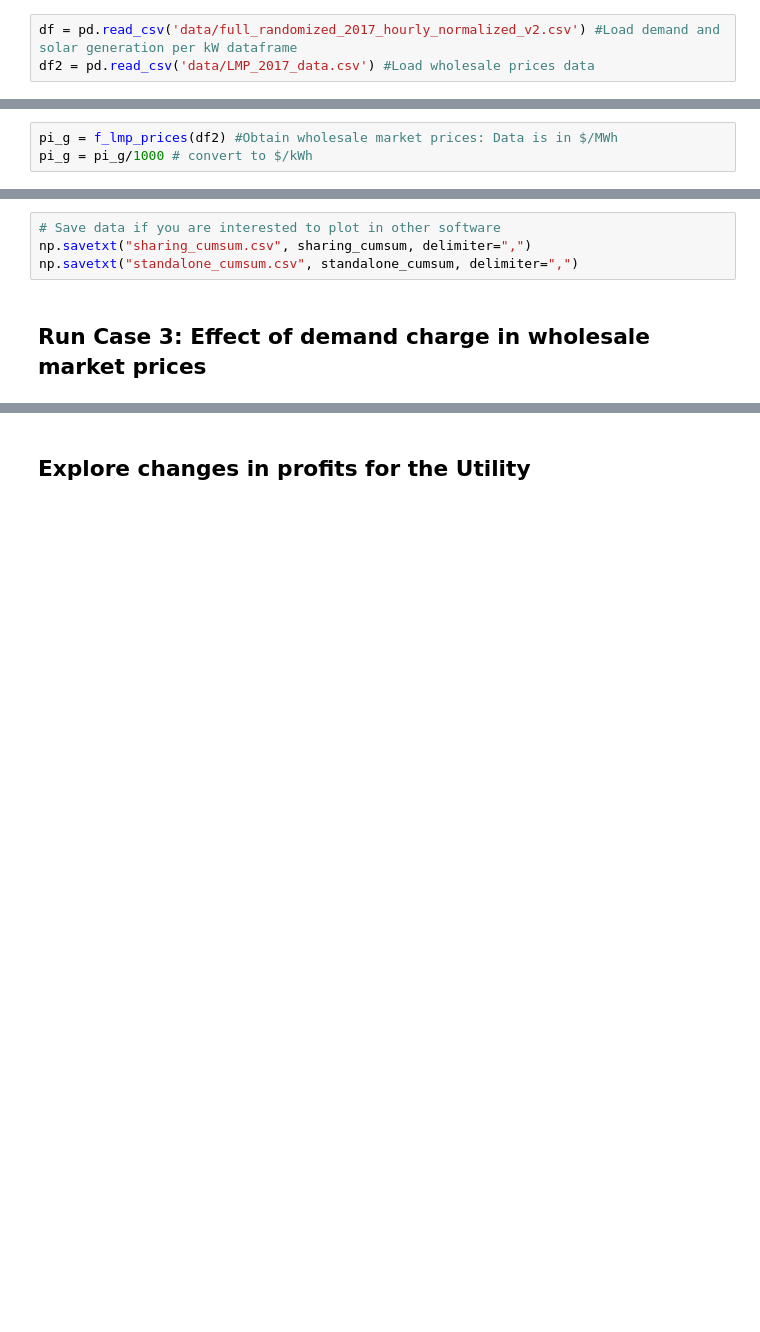
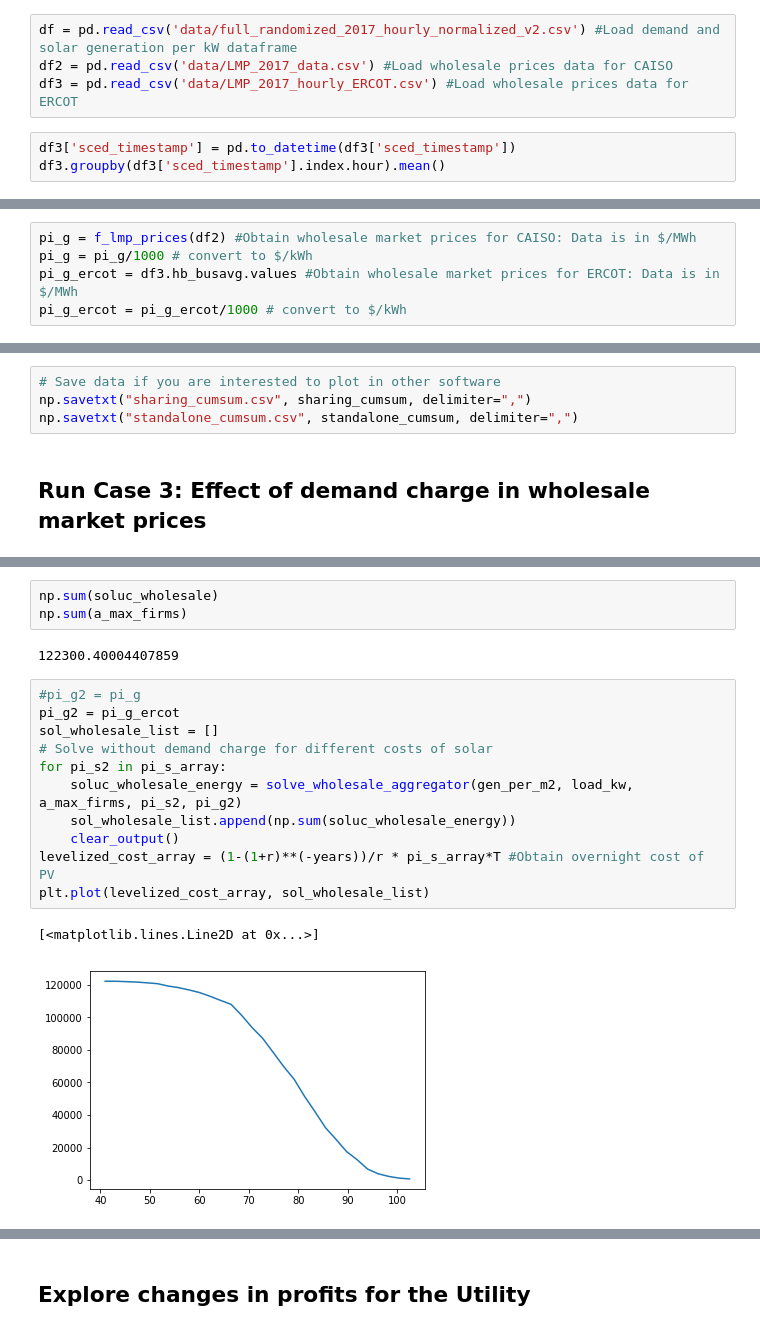
Before and after one commit to rodrigomha/SharingPVmodel, a Jupyter notebook: Simulationv2-SharingPV.ipynb, the cells around one changed output, grey strips where cells are left out. Cells and saved outputs as stored; diff of their text form; blank space fills up the shorter version.

Commit message:
Added ERCOT LMP

```diff
--- a/Simulationv2-SharingPV.ipynb
+++ b/Simulationv2-SharingPV.ipynb
@@ -26,4 +26,8 @@ https://www.dropbox.com/s/1qkkg6s4yndnohm/LMP_2017_data.csv?dl=0
 Add the csv files to data folder
 # %%
 df = pd.read_csv('data/full_randomized_2017_hourly_normalized_v2.csv') #Load demand and solar generation per kW dataframe
-df2 = pd.read_csv('data/LMP_2017_data.csv') #Load wholesale prices data
+df2 = pd.read_csv('data/LMP_2017_data.csv') #Load wholesale prices data for CAISO
+df3 = pd.read_csv('data/LMP_2017_hourly_ERCOT.csv') #Load wholesale prices data for ERCOT
+# %%
+df3['sced_timestamp'] = pd.to_datetime(df3['sced_timestamp'])
+df3.groupby(df3['sced_timestamp'].index.hour).mean()
@@ -66,5 +72,7 @@ pi_r = 0.18   #Retail Price at 18 cents per kWh.
 pi_nm = gamma*pi_r  #Net Metering Price
 a_cap_firms = f_cap_firms(gen_per_m2, load_kw) #Cap for firms to not be net producers
 # %%
-pi_g = f_lmp_prices(df2) #Obtain wholesale market prices: Data is in $/MWh
+pi_g = f_lmp_prices(df2) #Obtain wholesale market prices for CAISO: Data is in $/MWh
 pi_g = pi_g/1000 # convert to $/kWh
+pi_g_ercot = df3.hb_busavg.values #Obtain wholesale market prices for ERCOT: Data is in $/MWh
+pi_g_ercot = pi_g_ercot/1000 # convert to $/kWh
@@ -206 +180,20 @@ plt.plot(levelized_cost_array, sol_wholesale_list_dcharge)
+# %%
+np.sum(soluc_wholesale)
+np.sum(a_max_firms)
+# %% [output]
+122300.40004407859
+# %%
+#pi_g2 = pi_g
+pi_g2 = pi_g_ercot
+sol_wholesale_list = []
+# Solve without demand charge for different costs of solar
+for pi_s2 in pi_s_array:
+    soluc_wholesale_energy = solve_wholesale_aggregator(gen_per_m2, load_kw, a_max_firms, pi_s2, pi_g2)
+    sol_wholesale_list.append(np.sum(soluc_wholesale_energy))
+    clear_output()
+levelized_cost_array = (1-(1+r)**(-years))/r * pi_s_array*T #Obtain overnight cost of PV
+plt.plot(levelized_cost_array, sol_wholesale_list)
+# %% [output]
+[<matplotlib.lines.Line2D at 0x...>]
+[figure, added]
 # %%
```
Also changed, not shown: parts of 16 cells of this notebook, 3 other files.
